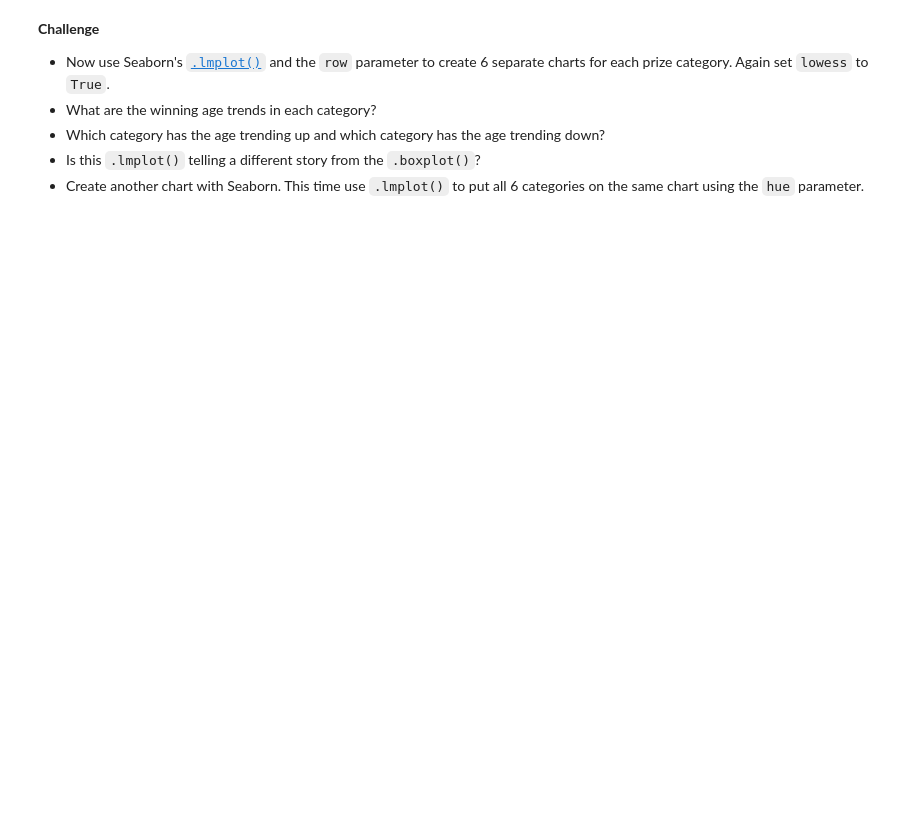
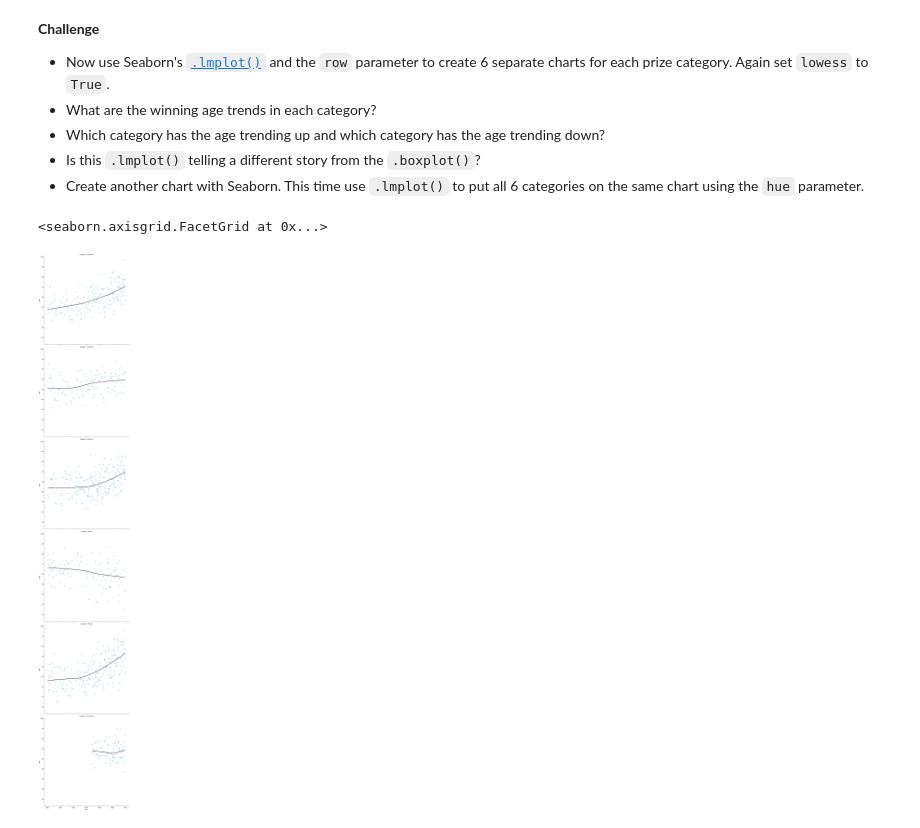
Before and after one commit to zoard-ehmann/100-days-of-python, a Jupyter notebook: Day78/Nobel_Prize_Analysis/Nobel_Prize_Analysis.ipynb, the cells around one changed output. Saved outputs shown, nothing was run; the diff lists cells and outputs as text; code cells hidden in the pictures; blank space fills up the shorter version.

```diff
--- a/Day78/Nobel_Prize_Analysis/Nobel_Prize_Analysis.ipynb
+++ b/Day78/Nobel_Prize_Analysis/Nobel_Prize_Analysis.ipynb
@@ -1049,3 +1178,21 @@ How does the age of laureates vary by category?
 * Which category has the age trending up and which category has the age trending down?
 * Is this `.lmplot()` telling a different story from the `.boxplot()`?
 * Create another chart with Seaborn. This time use `.lmplot()` to put all 6 categories on the same chart using the `hue` parameter.
+# %%
+lm = sns.lmplot(
+    data=df_data,
+    x='year',
+    y='winning_age',
+    row='category',
+    lowess=True,
+    height=10,
+    aspect=1,
+    scatter_kws={'alpha': 0.4},
+    line_kws={'color': 'black'}
+)
+
+lm.set_xlabels('Year')
+lm.set_ylabels('Age')
+# %% [output]
+<seaborn.axisgrid.FacetGrid at 0x...>
+[figure, added]
```
Also changed, not shown: parts of 11 cells of this notebook.
